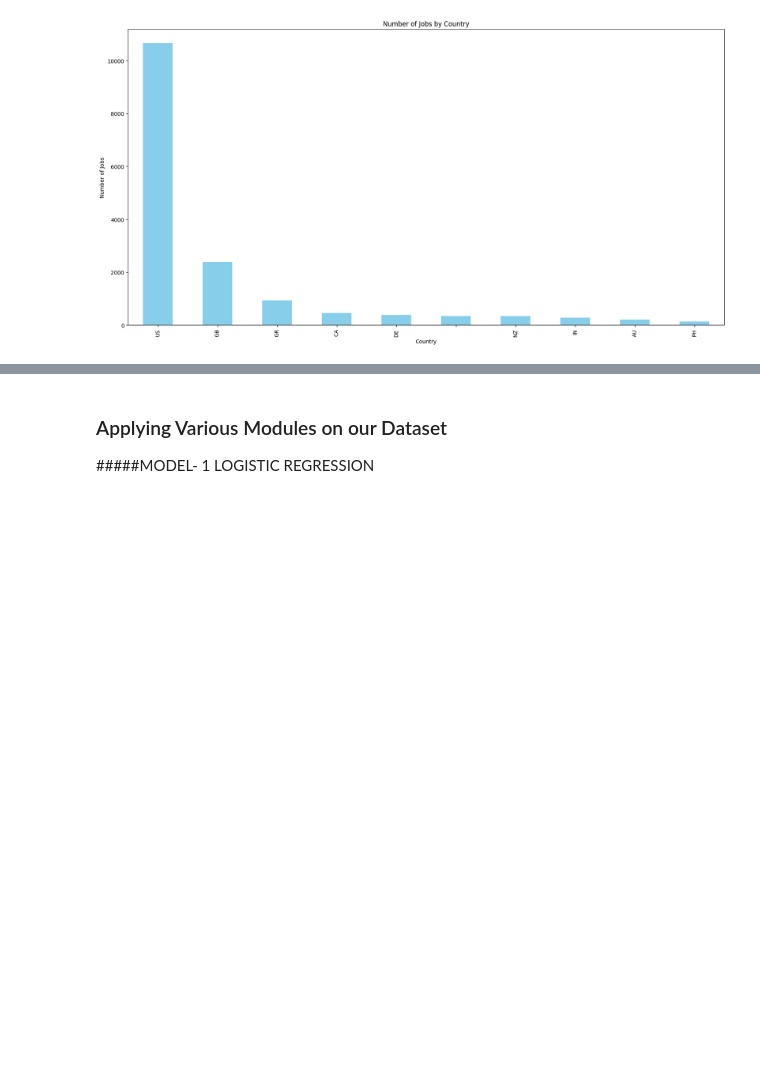
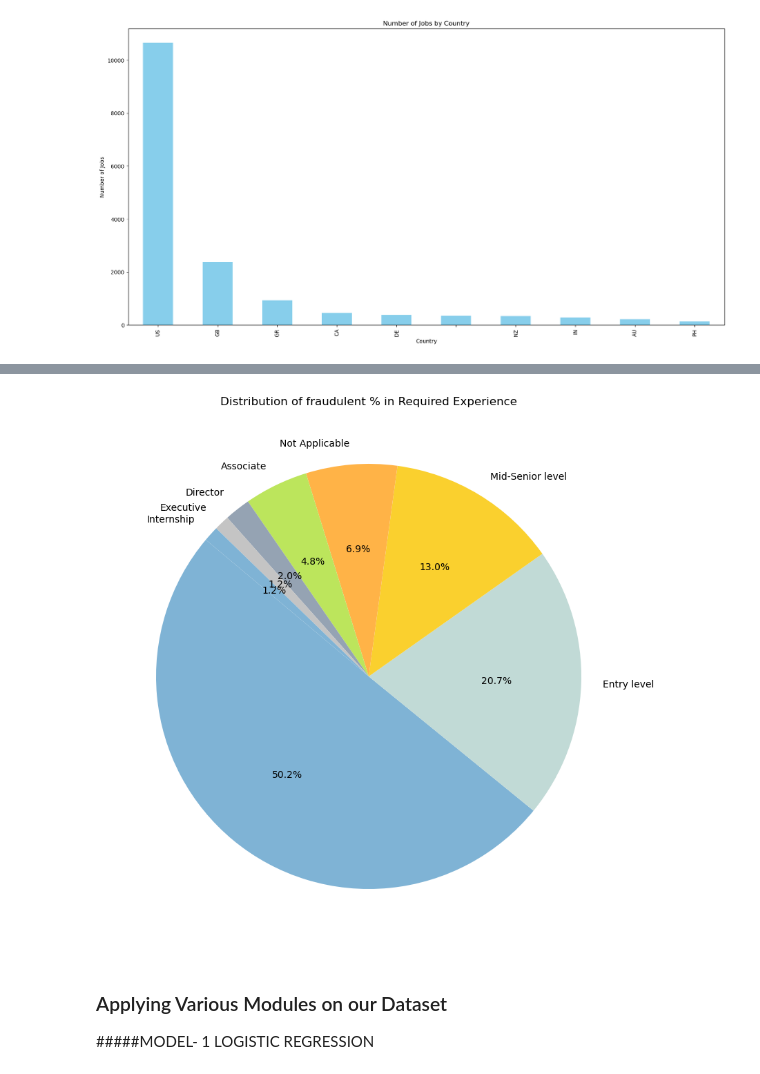
Before and after one commit to sumeetsuvarna/DataMining-Project, a Jupyter notebook: Data_Mining.ipynb, the cells around one changed output, grey strips where cells are left out. Cells and saved outputs as stored; diff of their text form; code cells hidden in the pictures; blank space fills up the shorter version.

```diff
--- a/Data_Mining.ipynb
+++ b/Data_Mining.ipynb
@@ -285,3 +298,14 @@ plt.show()
+# %%
+## Visualizing the number of fraudulent jobs based on the required experience in %
+
+req_exp_cnt_frd = job_data[job_data['fraudulent'] == 1]['required_experience'].value_counts()
+custom_colors = ['#7FB3D5', '#C1DAD6', '#FAD02E', '#FFB347', '#BCE55C', '#95A3B3', '#C4C4C4']
+plt.figure(figsize=(10, 10))
+plt.pie(req_exp_cnt_frd, labels=req_exp_cnt_frd.index, autopct='%1.1f%%', startangle=140, colors=custom_colors)
+plt.title('Distribution of fraudulent % in Required Experience')
+plt.show()
+# %% [output]
+[figure, added]
 # %% [markdown]
 ### Applying Various Modules on our Dataset
 
```
Also changed, not shown: parts of 5 cells of this notebook.
